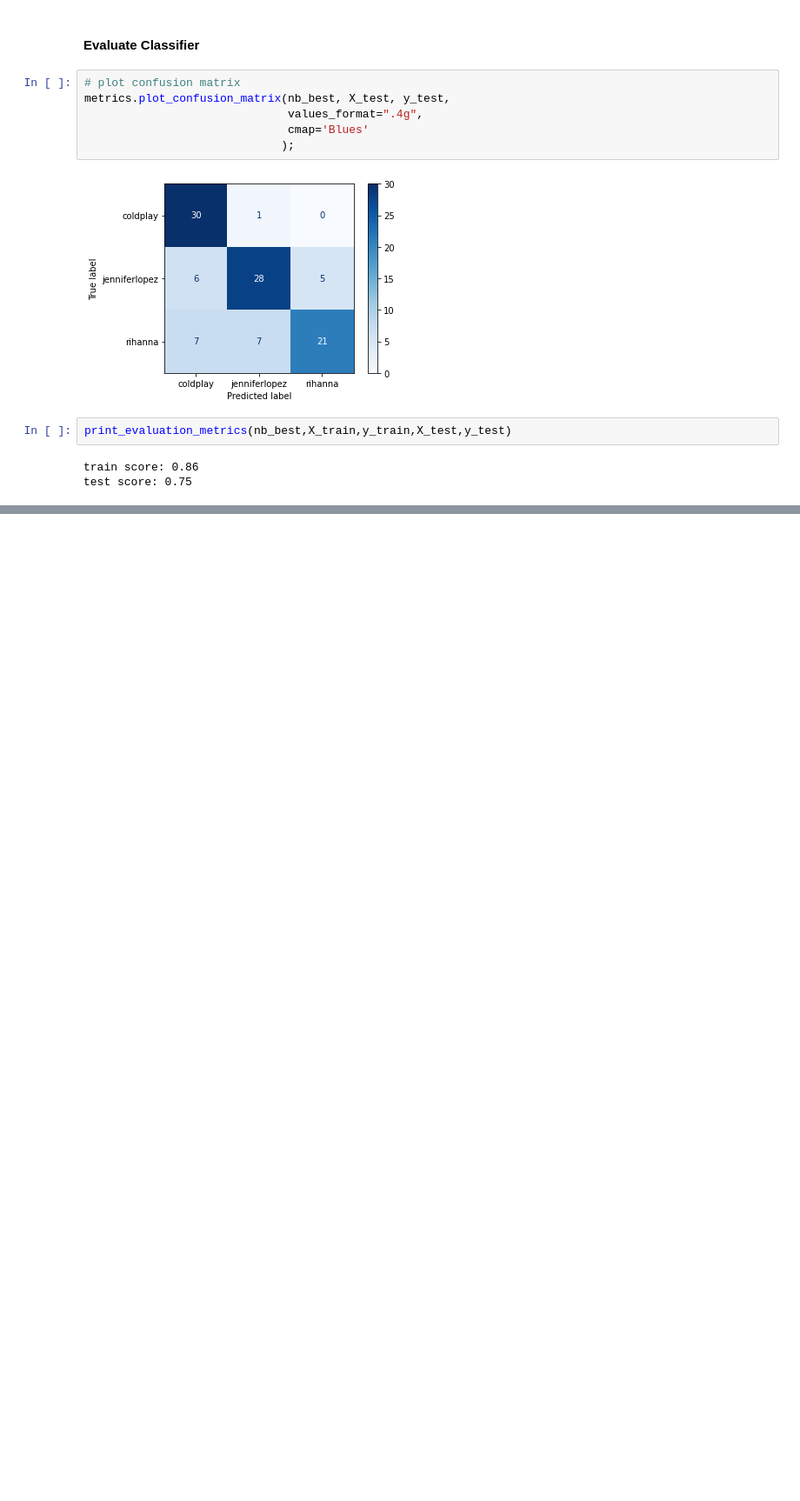
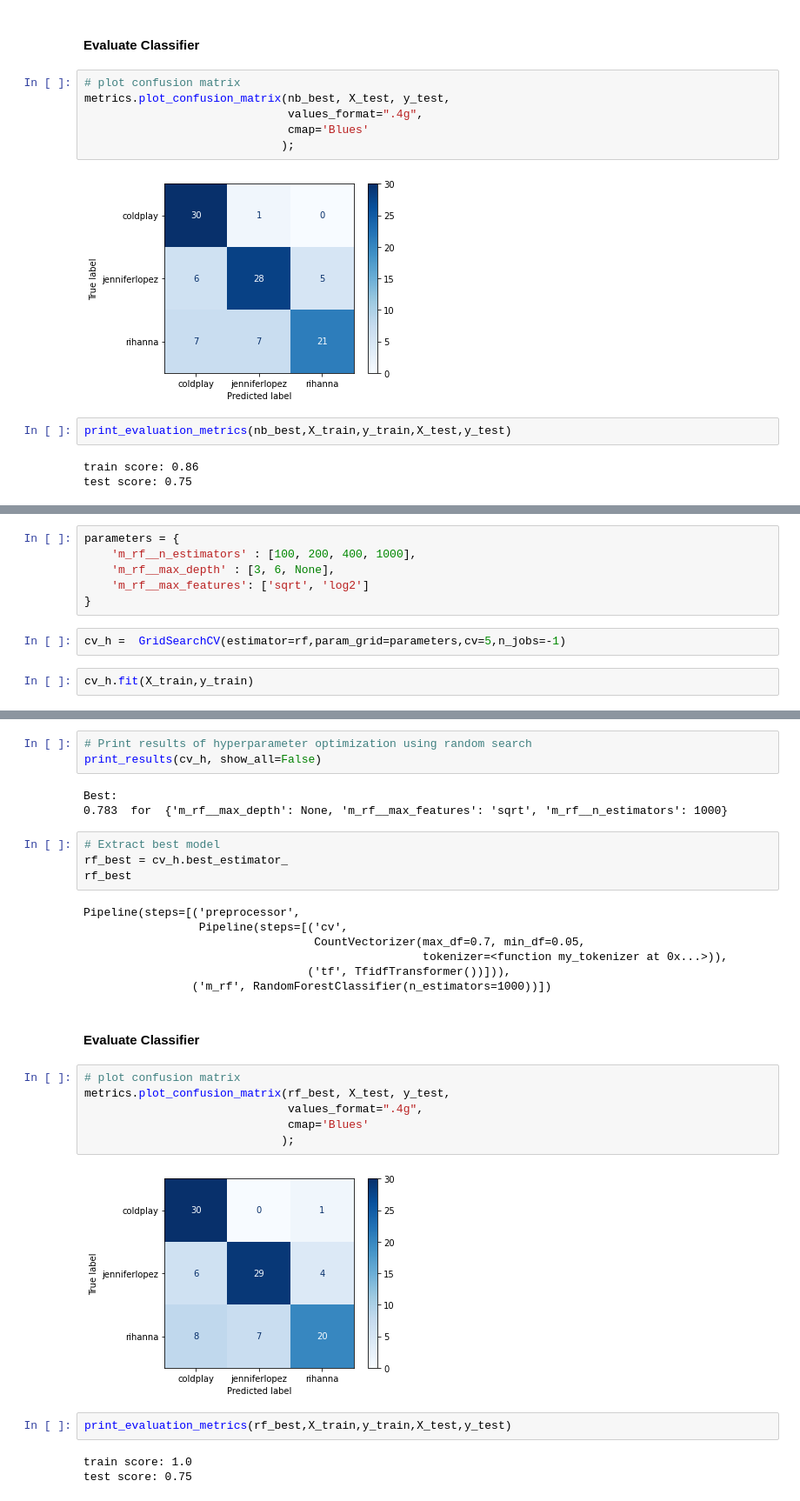
Before and after one commit to miladbehrooz/NLP_Lyrics, a Jupyter notebook: codes/nlp_lyrics.ipynb, the cells around one changed output, grey strips where cells are left out. Shown: that part at 87% size. Cells and saved outputs as stored; diff of their text form; blank space fills up the shorter version.

Commit message:
did Random Forest

```diff
--- a/codes/nlp_lyrics.ipynb
+++ b/codes/nlp_lyrics.ipynb
@@ -356,0 +401,10 @@ summary
+# %%
+parameters = {
+    'm_rf__n_estimators' : [100, 200, 400, 1000],
+    'm_rf__max_depth' : [3, 6, None],
+    'm_rf__max_features': ['sqrt', 'log2']
+}
+# %%
+cv_h =  GridSearchCV(estimator=rf,param_grid=parameters,cv=5,n_jobs=-1)
+# %%
+cv_h.fit(X_train,y_train)
@@ -356,0 +425,32 @@ summary
+# %%
+# Print results of hyperparameter optimization using random search
+print_results(cv_h, show_all=False)
+# %% [output]
+Best:
+0.783  for  {'m_rf__max_depth': None, 'm_rf__max_features': 'sqrt', 'm_rf__n_estimators': 1000}
+# %%
+# Extract best model
+rf_best = cv_h.best_estimator_
+rf_best
+# %% [output]
+Pipeline(steps=[('preprocessor',
+                 Pipeline(steps=[('cv',
+                                  CountVectorizer(max_df=0.7, min_df=0.05,
+                                                  tokenizer=<function my_tokenizer at 0x...>)),
+                                 ('tf', TfidfTransformer())])),
+                ('m_rf', RandomForestClassifier(n_estimators=1000))])
+# %% [markdown]
+#### Evaluate Classifier
+# %%
+# plot confusion matrix
+metrics.plot_confusion_matrix(rf_best, X_test, y_test,
+                              values_format=".4g",
+                              cmap='Blues'
+                             );
+# %% [output]
+[figure, added]
+# %%
+print_evaluation_metrics(rf_best,X_train,y_train,X_test,y_test)
+# %% [output]
+train score: 1.0
+test score: 0.75
```
Also changed, not shown: parts of 14 cells of this notebook.
